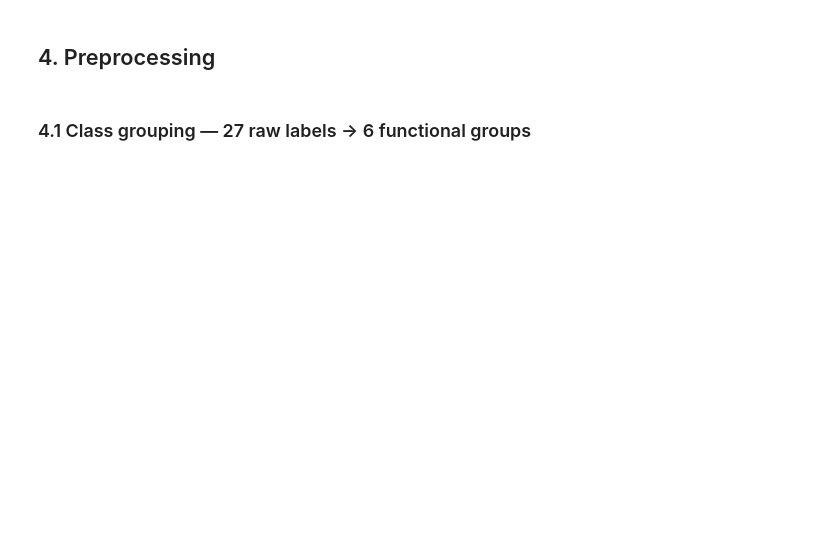
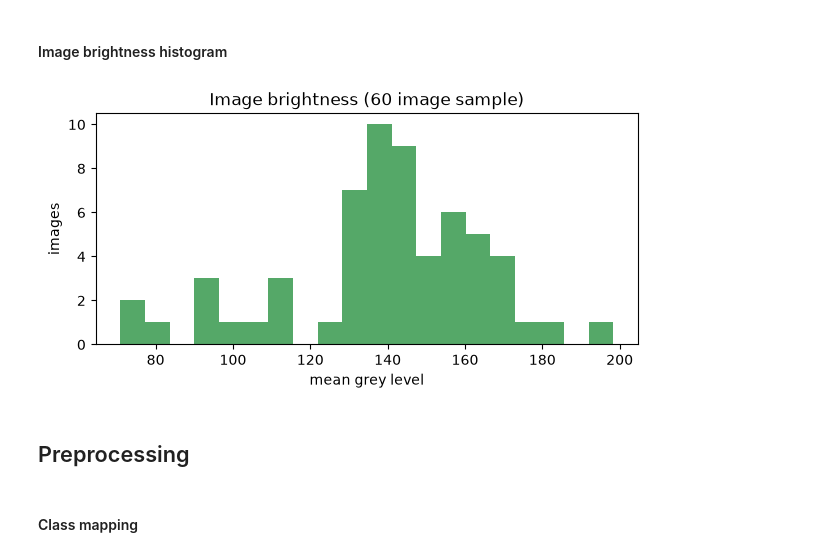
Before and after one commit to naawkaz/coral_classification, a Jupyter notebook: coral_classification.ipynb, the cells around one changed output. Saved outputs shown, nothing was run; the diff lists cells and outputs as text; code cells hidden in the pictures; blank space fills up the shorter version.

```diff
--- a/coral_classification.ipynb
+++ b/coral_classification.ipynb
@@ -190,14 +276,18 @@ plt.savefig(f"{CFG.FIG_DIR}/eda_points_overlay.png"); plt.show()
+# %% [markdown]
+#### Image brightness histogram
 # %%
 sample_paths = (df.img_path.drop_duplicates()
                   .sample(min(60, df.image.nunique()), random_state=CFG.SEED))
 brightness = [cv2.imread(p, cv2.IMREAD_GRAYSCALE).mean() for p in sample_paths]
 plt.figure(figsize=(7, 3))
 plt.hist(brightness, bins=20, color="#55A868")
 plt.xlabel("mean grey level"); plt.ylabel("images")
-plt.title("Image brightness (60-image sample)")
+plt.title("Image brightness (60 image sample)")
 plt.savefig(f"{CFG.FIG_DIR}/eda_brightness.png"); plt.show()
+# %% [output]
+[figure, added]
 # %% [markdown]
-## 4. Preprocessing
+## Preprocessing
-# %% [markdown]
-### 4.1 Class grouping — 27 raw labels &rarr; 6 functional groups
+# %% [markdown]
+#### Class mapping
 # %%
```
Also changed, not shown: parts of 118 cells of this notebook, 1 other file.
